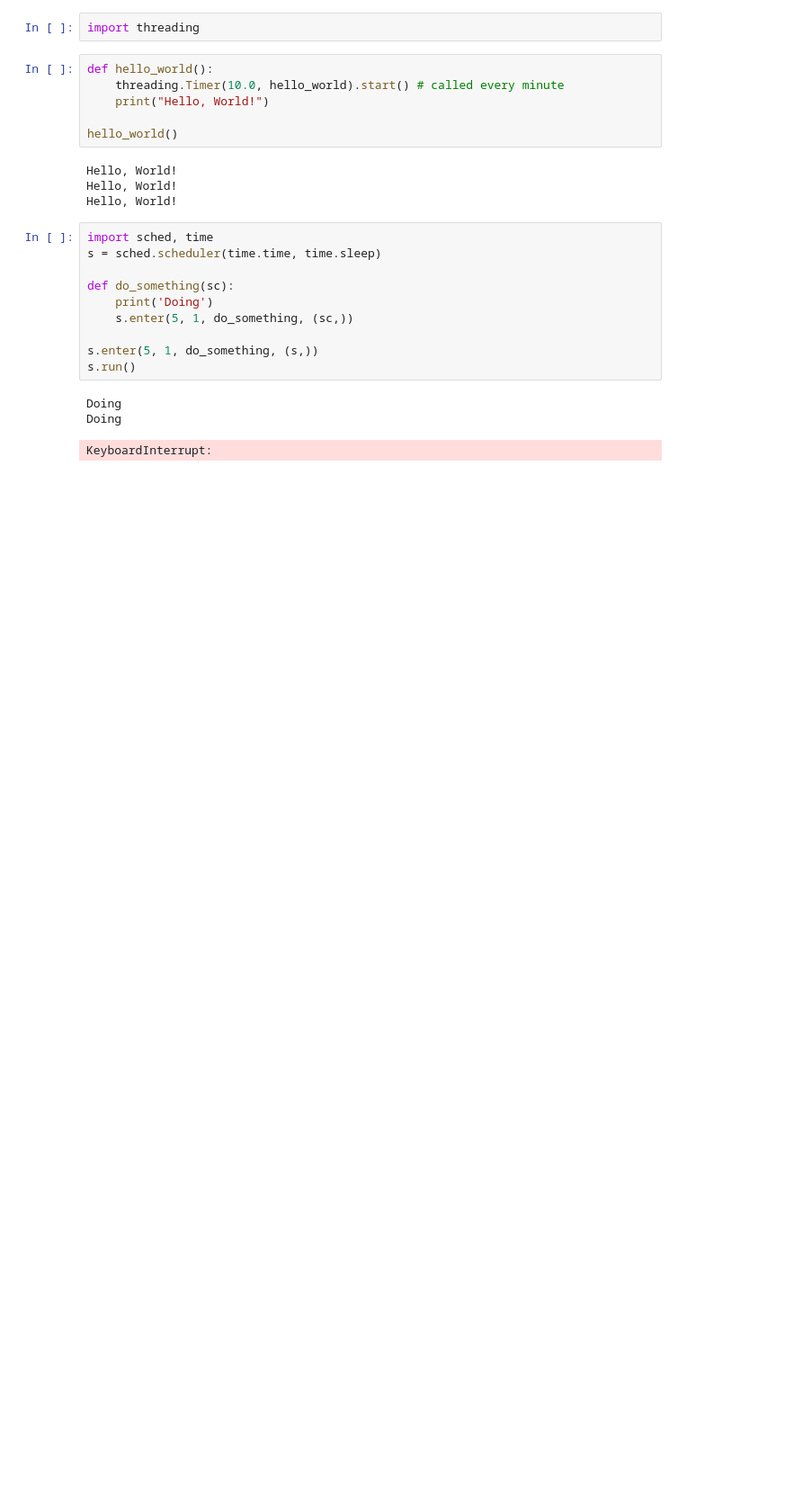
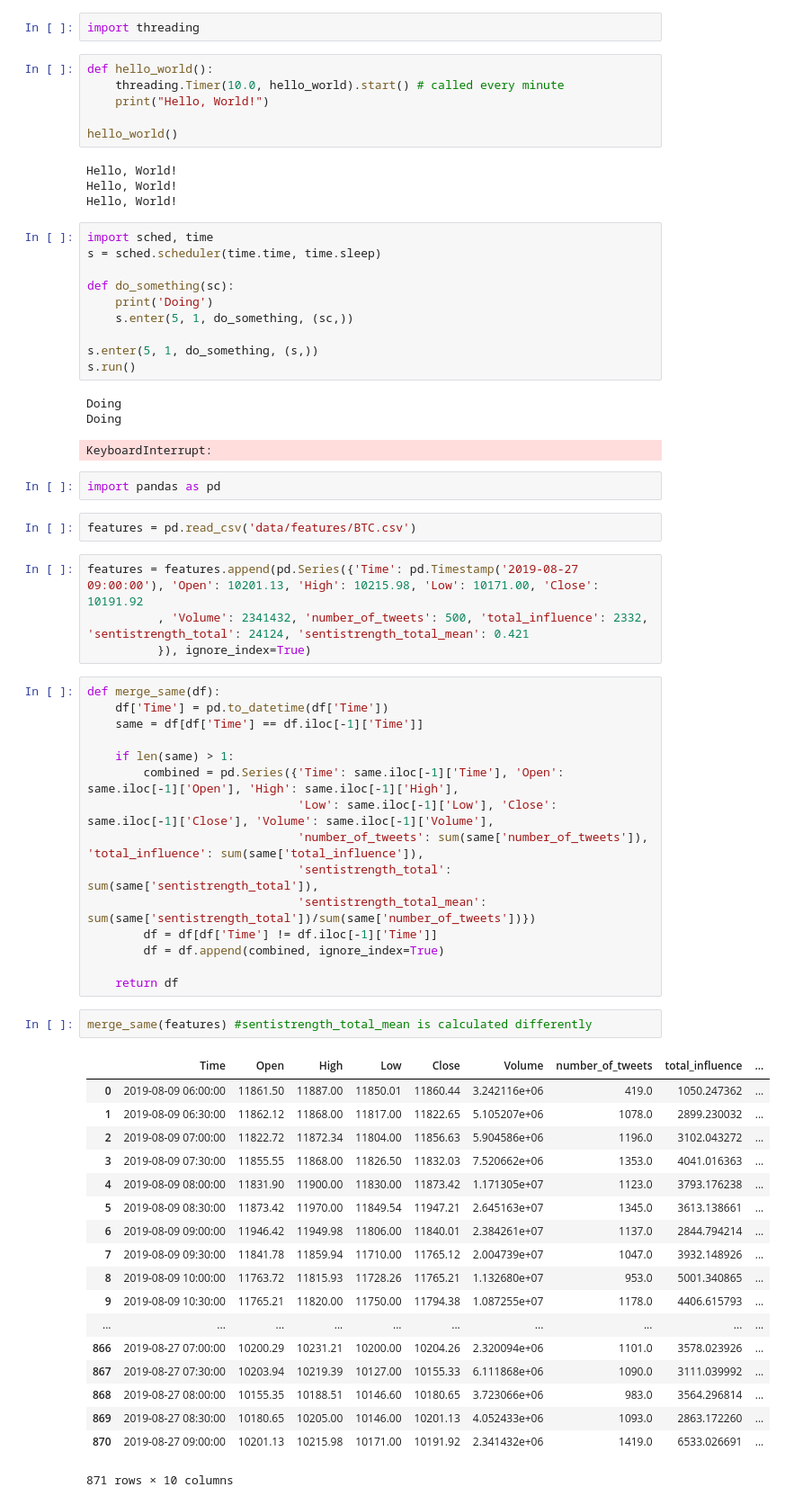
Before and after one commit to warproxxx/crypto-analysis-live, a Jupyter notebook: algorithm/Testing autorun logic.ipynb, the cells around one changed output. Shown: that part at 90% size. Drawn from its saved outputs; the diff is of its cells as text; blank space fills up the shorter version.

```diff
--- a/algorithm/Testing autorun logic.ipynb
+++ b/algorithm/Testing autorun logic.ipynb
@@ -24,3 +24,47 @@ s.run()
 Doing
 Doing
 KeyboardInterrupt:
+# %%
+import pandas as pd
+# %%
+features = pd.read_csv('data/features/BTC.csv')
+# %%
+features = features.append(pd.Series({'Time': pd.Timestamp('2019-08-27 09:00:00'), 'Open': 10201.13, 'High': 10215.98, 'Low': 10171.00, 'Close': 10191.92
+          , 'Volume': 2341432, 'number_of_tweets': 500, 'total_influence': 2332, 'sentistrength_total': 24124, 'sentistrength_total_mean': 0.421
+          }), ignore_index=True)
+# %%
+def merge_same(df):
+    df['Time'] = pd.to_datetime(df['Time'])
+    same = df[df['Time'] == df.iloc[-1]['Time']]
+
+    if len(same) > 1:
+        combined = pd.Series({'Time': same.iloc[-1]['Time'], 'Open': same.iloc[-1]['Open'], 'High': same.iloc[-1]['High'],
+                              'Low': same.iloc[-1]['Low'], 'Close': same.iloc[-1]['Close'], 'Volume': same.iloc[-1]['Volume'],
+                              'number_of_tweets': sum(same['number_of_tweets']), 'total_influence': sum(same['total_influence']),
+                              'sentistrength_total': sum(same['sentistrength_total']),
+                              'sentistrength_total_mean': sum(same['sentistrength_total'])/sum(same['number_of_tweets'])})
+        df = df[df['Time'] != df.iloc[-1]['Time']]
+        df = df.append(combined, ignore_index=True)
+
+    return df
+# %%
+merge_same(features) #sentistrength_total_mean is calculated differently
+# %% [output]
+|  | Time | Open | High | Low | Close | Volume | number_of_tweets | total_influence | ... |
+| 0 | 2019-08-09 06:00:00 | 11861.50 | 11887.00 | 11850.01 | 11860.44 | 3.242116e+06 | 419.0 | 1050.247362 | ... |
+| 1 | 2019-08-09 06:30:00 | 11862.12 | 11868.00 | 11817.00 | 11822.65 | 5.105207e+06 | 1078.0 | 2899.230032 | ... |
+| 2 | 2019-08-09 07:00:00 | 11822.72 | 11872.34 | 11804.00 | 11856.63 | 5.904586e+06 | 1196.0 | 3102.043272 | ... |
+| 3 | 2019-08-09 07:30:00 | 11855.55 | 11868.00 | 11826.50 | 11832.03 | 7.520662e+06 | 1353.0 | 4041.016363 | ... |
+| 4 | 2019-08-09 08:00:00 | 11831.90 | 11900.00 | 11830.00 | 11873.42 | 1.171305e+07 | 1123.0 | 3793.176238 | ... |
+| 5 | 2019-08-09 08:30:00 | 11873.42 | 11970.00 | 11849.54 | 11947.21 | 2.645163e+07 | 1345.0 | 3613.138661 | ... |
+| 6 | 2019-08-09 09:00:00 | 11946.42 | 11949.98 | 11806.00 | 11840.01 | 2.384261e+07 | 1137.0 | 2844.794214 | ... |
+| 7 | 2019-08-09 09:30:00 | 11841.78 | 11859.94 | 11710.00 | 11765.12 | 2.004739e+07 | 1047.0 | 3932.148926 | ... |
+| 8 | 2019-08-09 10:00:00 | 11763.72 | 11815.93 | 11728.26 | 11765.21 | 1.132680e+07 | 953.0 | 5001.340865 | ... |
+| 9 | 2019-08-09 10:30:00 | 11765.21 | 11820.00 | 11750.00 | 11794.38 | 1.087255e+07 | 1178.0 | 4406.615793 | ... |
+| ... | ... | ... | ... | ... | ... | ... | ... | ... | ... |
+| 866 | 2019-08-27 07:00:00 | 10200.29 | 10231.21 | 10200.00 | 10204.26 | 2.320094e+06 | 1101.0 | 3578.023926 | ... |
+| 867 | 2019-08-27 07:30:00 | 10203.94 | 10219.39 | 10127.00 | 10155.33 | 6.111868e+06 | 1090.0 | 3111.039992 | ... |
+| 868 | 2019-08-27 08:00:00 | 10155.35 | 10188.51 | 10146.60 | 10180.65 | 3.723066e+06 | 983.0 | 3564.296814 | ... |
+| 869 | 2019-08-27 08:30:00 | 10180.65 | 10205.00 | 10146.00 | 10201.13 | 4.052433e+06 | 1093.0 | 2863.172260 | ... |
+| 870 | 2019-08-27 09:00:00 | 10201.13 | 10215.98 | 10171.00 | 10191.92 | 2.341432e+06 | 1419.0 | 6533.026691 | ... |
+871 rows × 10 columns
```
Also changed, not shown: parts of 4 cells of this notebook, 3 other files.
